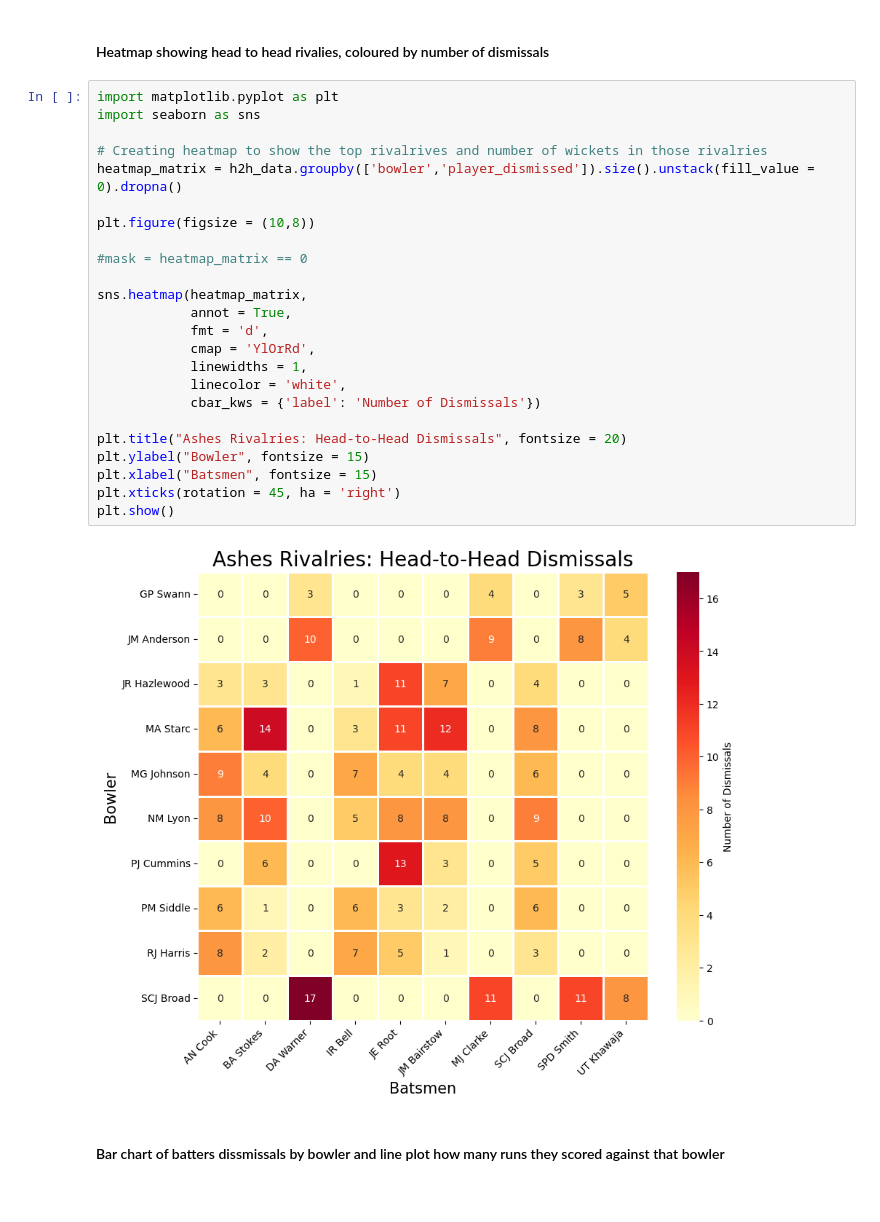
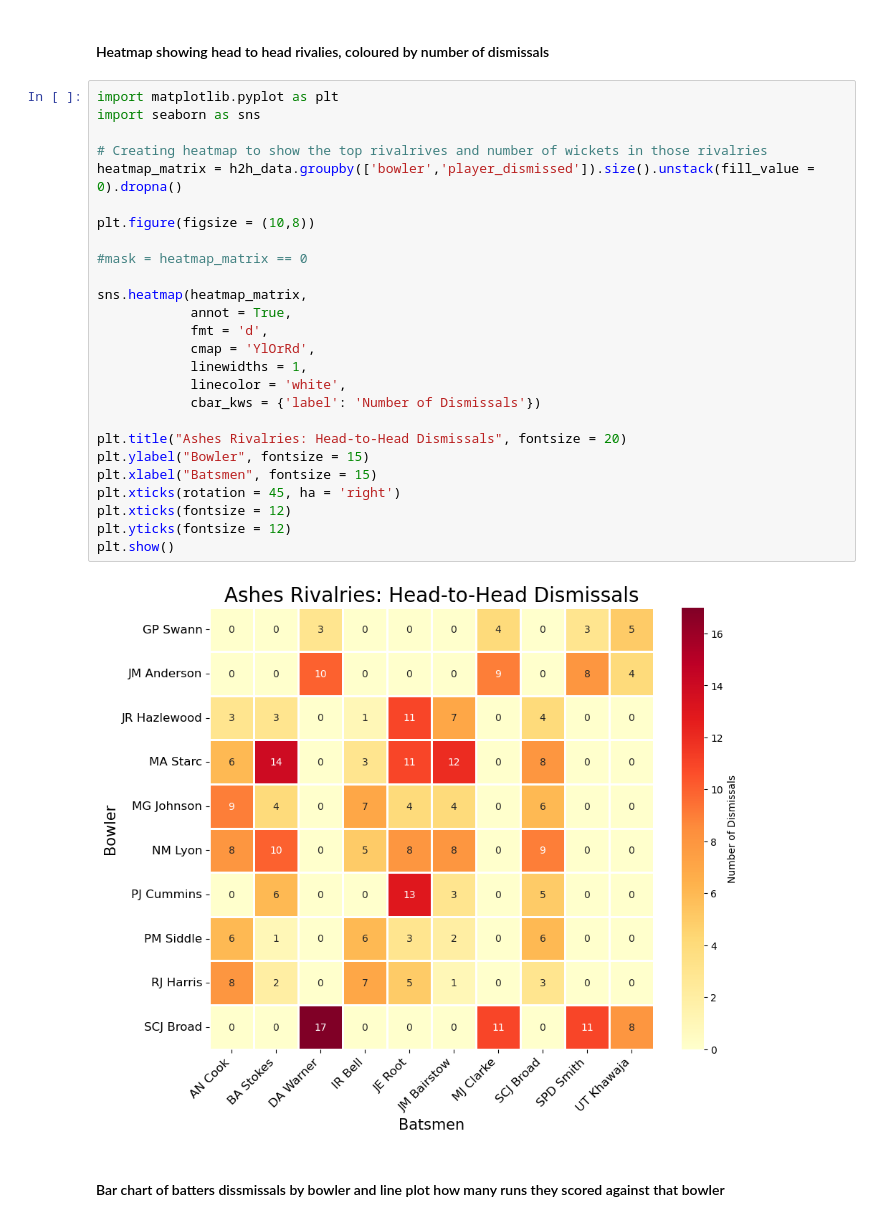
Before and after one commit to zoeh6176-sketch/Programming-Assessment, a Jupyter notebook: Untitled.ipynb, the cells around one changed output. Cells and saved outputs as stored; diff of their text form.

```diff
--- a/Untitled.ipynb
+++ b/Untitled.ipynb
@@ -555,29 +593,31 @@ h2h_data = wickets_only[
 # %%
 import matplotlib.pyplot as plt
 import seaborn as sns
 
 # Creating heatmap to show the top rivalrives and number of wickets in those rivalries
 heatmap_matrix = h2h_data.groupby(['bowler','player_dismissed']).size().unstack(fill_value = 0).dropna()
 
 plt.figure(figsize = (10,8))
 
 #mask = heatmap_matrix == 0
 
 sns.heatmap(heatmap_matrix,
             annot = True,
             fmt = 'd',
             cmap = 'YlOrRd',
             linewidths = 1,
             linecolor = 'white',
             cbar_kws = {'label': 'Number of Dismissals'})
 
 plt.title("Ashes Rivalries: Head-to-Head Dismissals", fontsize = 20)
 plt.ylabel("Bowler", fontsize = 15)
 plt.xlabel("Batsmen", fontsize = 15)
 plt.xticks(rotation = 45, ha = 'right')
+plt.xticks(fontsize = 12)
+plt.yticks(fontsize = 12)
 plt.show()
 # %% [output]
-[figure, old version]
+[figure, new version]
 # %% [markdown]
 #### Bar chart of batters dissmissals by bowler and line plot how many runs they scored against that bowler
 # %%
```
Also changed, not shown: parts of 14 cells of this notebook.
